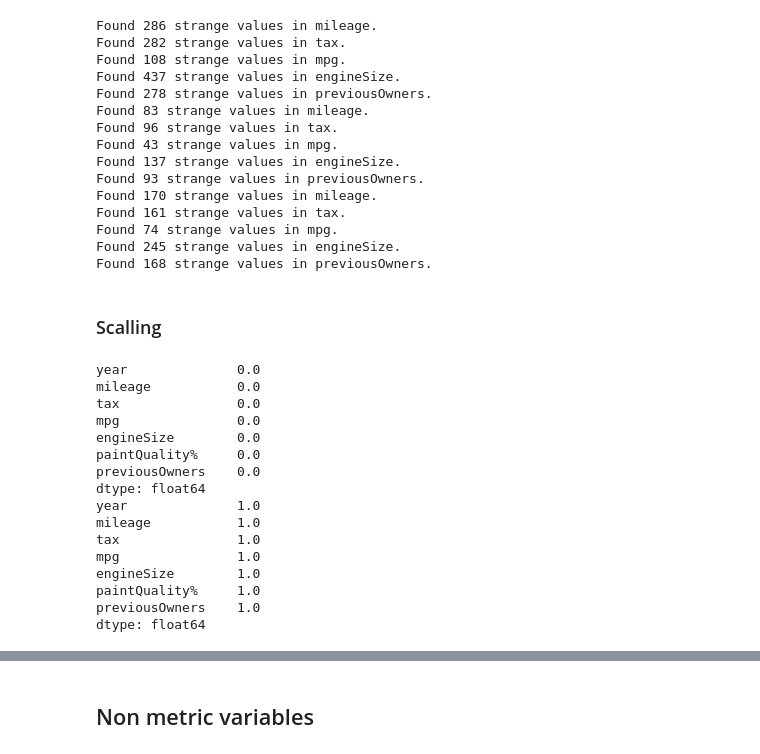
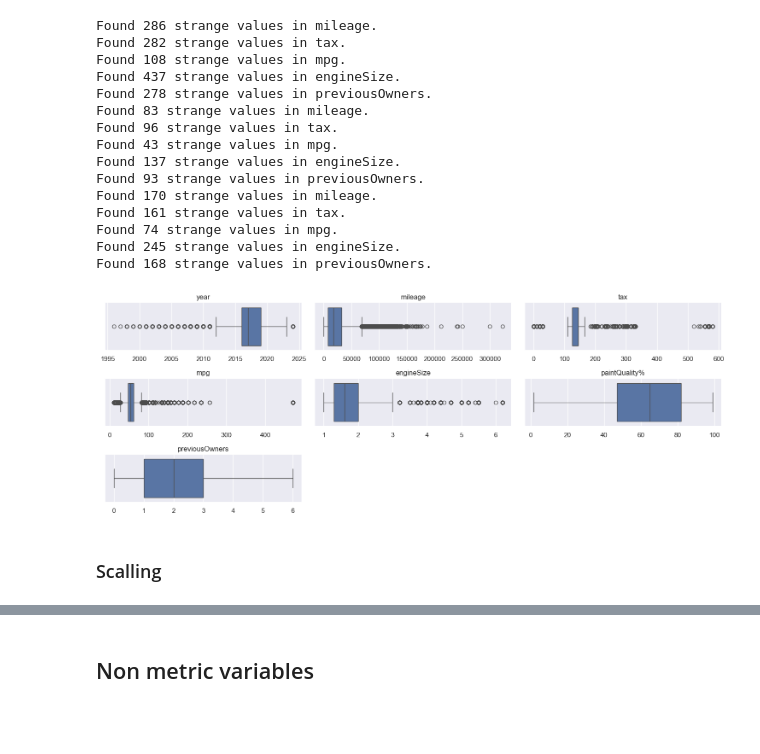
Before and after one commit to bernardorspachecods/ML_Project_25.26, a Jupyter notebook: hold-out.ipynb, the cells around one changed output, grey strips where cells are left out. Drawn from its saved outputs; the diff is of its cells as text; code cells hidden in the pictures; blank space fills up the shorter version.

```diff
--- a/hold-out.ipynb
+++ b/hold-out.ipynb
@@ -245,47 +249,42 @@ Found 161 strange values in tax.
 Found 74 strange values in mpg.
 Found 245 strange values in engineSize.
 Found 168 strange values in previousOwners.
+# %%
+plt.figure(figsize=(15, 7))
+for i, col in enumerate(metric_features):
+    plt.subplot(4, 3, i + 1) # Cria uma grelha 2x2
+    sns.boxplot(x=X_train[col])
+    plt.title(col)
+    plt.xlabel("")
+
+plt.tight_layout()
+plt.show()
+# %% [output]
+[figure, added]
 # %% [markdown]
 ### Scalling
 # %%
-def scale_numeric_features(X_features, metric_features):
+#def scale_numeric_features(X_features, metric_features):
 
-    scaler = MinMaxScaler()
+    #scaler = MinMaxScaler()
 
     # Fitting the scaler only on the train data
-    X_train = X_features[0].copy()
-    scaler.fit(X_train[metric_features])
+    #X_train = X_features[0].copy()
+    #scaler.fit(X_train[metric_features])
 
-    scaled_features_list =[]
+    #scaled_features_list =[]
 
-    for i,X, in enumerate(X_features):
-        X_scaled = X.copy()
-        X_scaled[metric_features] = scaler.transform(X[metric_features])
-        scaled_features_list.append(X_scaled)
+    #for i,X, in enumerate(X_features):
+        #X_scaled = X.copy()
+        #X_scaled[metric_features] = scaler.transform(X[metric_features])
+        #scaled_features_list.append(X_scaled)
 
-    return scaled_features_list
+    #return scaled_features_list
 
-X_train_scaled, X_val_scaled, X_test_scaled = scale_numeric_features(X_features, metric_features )
+#X_train_scaled, X_val_scaled, X_test_scaled = scale_numeric_features(X_features, metric_features )
 
-X_train_num_scaled = X_train_scaled[metric_features]
-X_val_num_scaled = X_val_scaled[metric_features]
+#X_train_num_scaled = X_train_scaled[metric_features]
+#X_val_num_scaled = X_val_scaled[metric_features]
 
-print(X_train_num_scaled.min())
-print(X_train_num_scaled.max())
+#print(X_train_num_scaled.min())
+#print(X_train_num_scaled.max())
-# %% [output]
-year              0.0
-mileage           0.0
-tax               0.0
-mpg               0.0
-engineSize        0.0
-paintQuality%     0.0
-previousOwners    0.0
-dtype: float64
-year              1.0
-mileage           1.0
-tax               1.0
-mpg               1.0
-engineSize        1.0
-paintQuality%     1.0
-previousOwners    1.0
-dtype: float64
```
Also changed, not shown: parts of 21 cells of this notebook.
